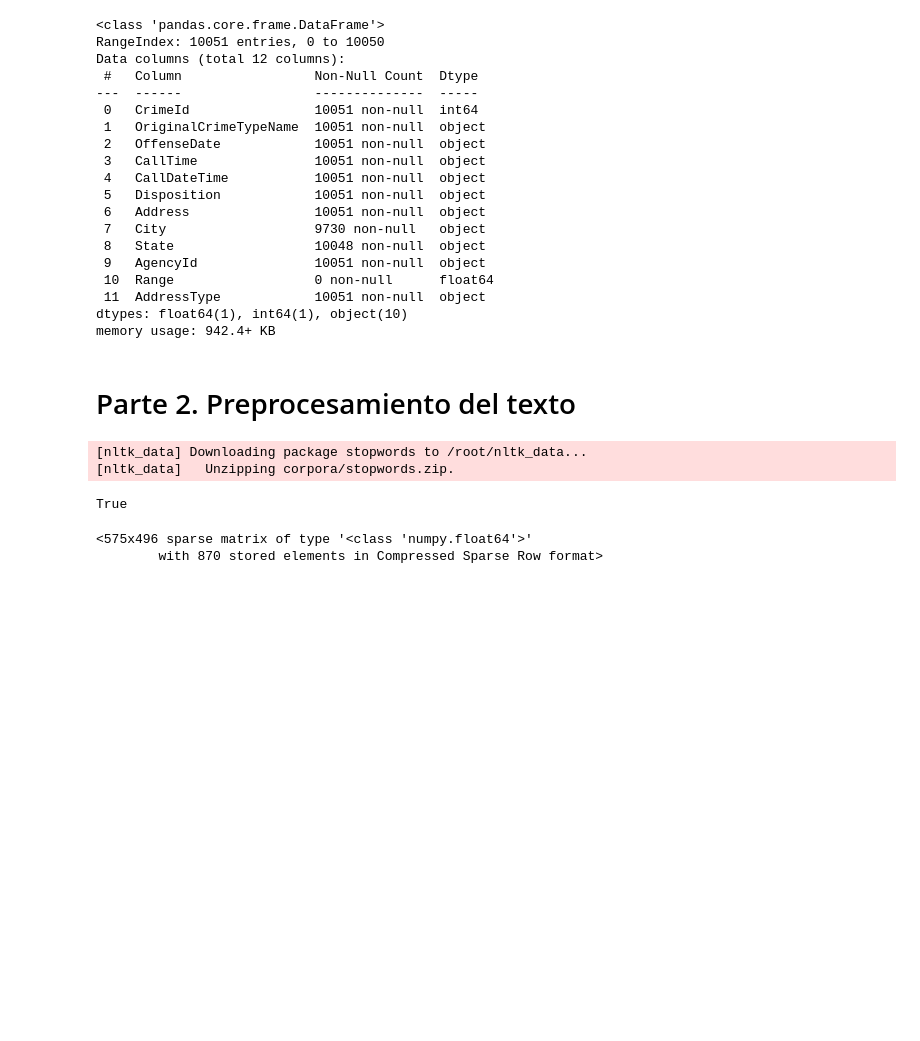
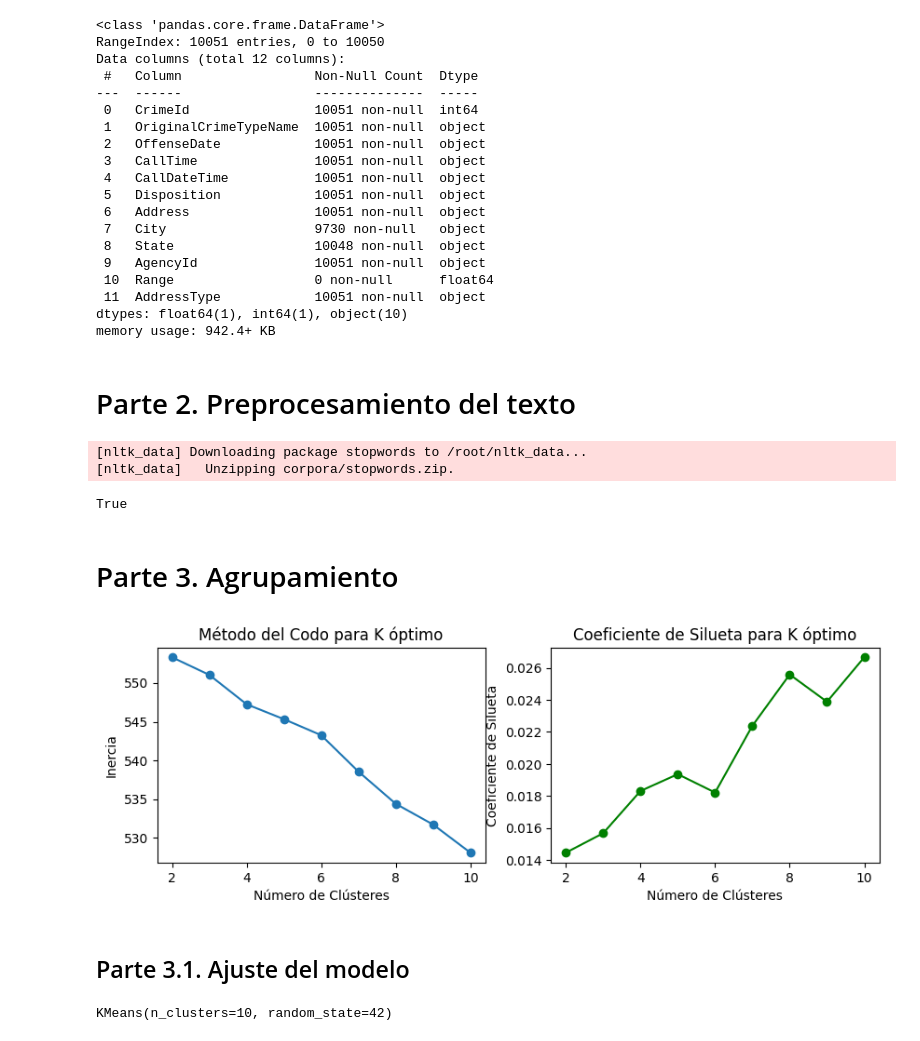
Before and after one commit to DeisyData/BIT_IA_Bootcamp, a Jupyter notebook: S8_C3_Intro_PLN_Clase.ipynb, the cells around one changed output. Drawn from its saved outputs; the diff is of its cells as text; code cells hidden in the pictures; blank space fills up the shorter version.

```diff
--- a/S8_C3_Intro_PLN_Clase.ipynb
+++ b/S8_C3_Intro_PLN_Clase.ipynb
@@ -93,9 +93,4 @@ def preprocess_text(text):
 crime_type_preprocessed = [preprocess_text(text) for text in crime_type]
 # %%
 vectorizer= TfidfVectorizer()
-X = vectorizer.fit_transform(crime_type_preprocessed)
+crime_type_vectorizer = vectorizer.fit_transform(crime_type_preprocessed)
-# %%
-X
-# %% [output]
-<575x496 sparse matrix of type '<class 'numpy.float64'>'
-        with 870 stored elements in Compressed Sparse Row format>
@@ -101,0 +101,40 @@ X
+# %% [markdown]
+# Parte 3. Agrupamiento
+# %%
+# Encontrar el número óptimo de clústeres usando el método del codo
+def find_optimal_clusters(data, max_k):
+    inertias = []
+    sil_scores = []
+    for k in range(2, max_k + 1):
+        model = KMeans(n_clusters=k, random_state=42)
+        model.fit(data)
+        inertias.append(model.inertia_)
+        sil_scores.append(silhouette_score(data, model.labels_))
+    return inertias, sil_scores
+# %%
+max_k = 10
+inertias, sil_scores =  find_optimal_clusters(crime_type_vectorizer, max_k)
+
+
+# Visualizar el método del codo
+plt.figure(figsize=(10,3))
+plt.subplot(1, 2, 1)
+plt.plot(range(2, max_k + 1), inertias, marker='o')
+plt.title('Método del Codo para K óptimo')
+plt.xlabel('Número de Clústeres')
+plt.ylabel('Inercia')
+plt.subplot(1, 2, 2)
+plt.plot(range(2, max_k + 1), sil_scores, marker='o', color='green')
+plt.title('Coeficiente de Silueta para K óptimo')
+plt.xlabel('Número de Clústeres')
+plt.ylabel('Coeficiente de Silueta')
+plt.show()
+# %% [output]
+[figure, added]
+# %% [markdown]
+## Parte 3.1. Ajuste del modelo
+# %%
+kmeans = KMeans(n_clusters= 10, random_state=42)
+kmeans.fit(crime_type_vectorizer)
+# %% [output]
+KMeans(n_clusters=10, random_state=42)
```
Also changed, not shown: parts of 1 cell of this notebook.
